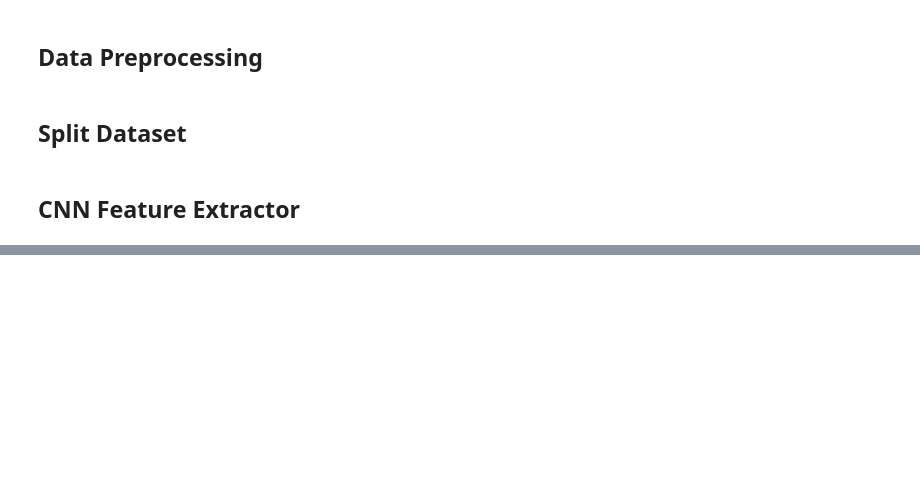
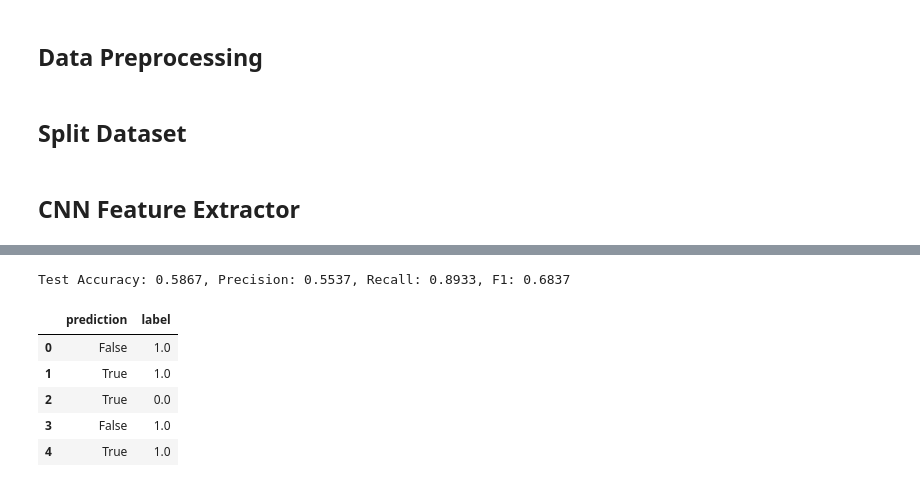
Before and after one commit to nhatminhtrieu/Brain-Stroke-Diagnosis, a Jupyter notebook: rsna/resnet3D-rsna-mil.ipynb, the cells around one changed output, grey strips where cells are left out. Saved outputs shown, nothing was run; the diff lists cells and outputs as text; code cells hidden in the pictures; blank space fills up the shorter version.

```diff
--- a/rsna/resnet3D-rsna-mil.ipynb
+++ b/rsna/resnet3D-rsna-mil.ipynb
@@ -525,29 +543,37 @@ if __name__ == "__main__":
 # %%
 # Load the model and test it on test loader and print the results of classification to a csv
 model = ResNet3D18_MIL()
 # Load the trained model
-model.load_state_dict(torch.load('trained_model.pth'))
+model.load_state_dict(torch.load('trained_model.pth', weights_only=True))
 model.eval()
 
 test_model(model, test_loader)
 
 # Save the results to a csv file
 results = []
 with torch.no_grad():
     for batch_data, batch_labels in test_loader:
         batch_data = batch_data.to(device)
         batch_labels = batch_labels.float().to(device)
 
         outputs = model(batch_data).squeeze()
         predictions = (outputs > 0).cpu().numpy()
 
         for i in range(len(predictions)):
             results.append({
                 'prediction': predictions[i],
                 'label': batch_labels[i].cpu().numpy()
             })
 
 results_df = pd.DataFrame(results)
 results_df.to_csv('results.csv', index=False)
 results_df.head()
+# %% [output]
+Test Accuracy: 0.5867, Precision: 0.5537, Recall: 0.8933, F1: 0.6837
+|  | prediction | label |
+| 0 | False | 1.0 |
+| 1 | True | 1.0 |
+| 2 | True | 0.0 |
+| 3 | False | 1.0 |
+| 4 | True | 1.0 |
 # %%
```
Also changed, not shown: parts of 7 cells of this notebook.
